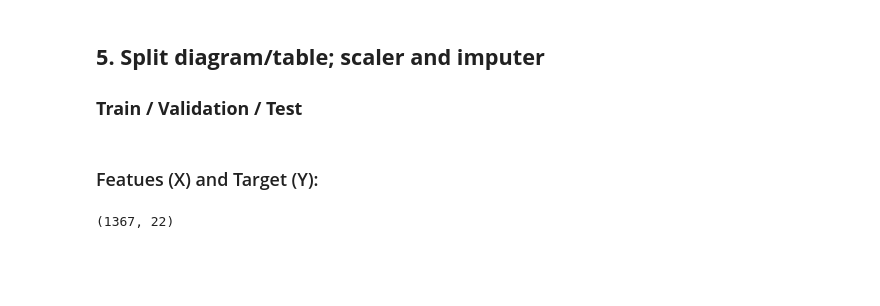
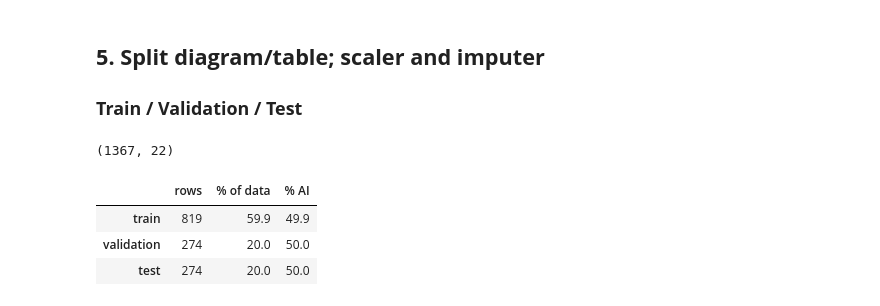
Before and after one commit to crovillo/DS3000-AI-vs-Human-Detection-, a Jupyter notebook: DS3000_AIvsHumanDetection_Group13.ipynb, the cells around one changed output. Saved outputs shown, nothing was run; the diff lists cells and outputs as text; code cells hidden in the pictures; blank space fills up the shorter version.

Commit message:
Actually doing the split diagram part

```diff
--- a/DS3000_AIvsHumanDetection_Group13.ipynb
+++ b/DS3000_AIvsHumanDetection_Group13.ipynb
@@ -164,6 +164,4 @@ plt.show()
 ## **5. Split diagram/table; scaler and imputer**
 
 ### **Train / Validation / Test**
-# %% [markdown]
-### Featues (X) and Target (Y):
 # %%
@@ -184,3 +186,17 @@ X_temp, X_test, y_temp, y_test = train_test_split(
 # split remaining 80% into train (60%) and validation (20%)
 X_train, X_val, y_train, y_val = train_test_split(
     X_temp, y_temp, test_size=0.25, stratify=y_temp, random_state=SEED)
+# %%
+# ACTUALLY DOING THE SPLIT DIAGRAM/TABLE PART
+
+split_table = pd.DataFrame({
+    "rows": [len(y_train), len(y_val), len(y_test)],
+    "% of data": [len(y_train)/len(y)*100, len(y_val)/len(y)*100, len(y_test)/len(y)*100],
+    "% AI": [y_train.mean()*100, y_val.mean()*100, y_test.mean()*100],
+}, index=["train", "validation", "test"]).round(1)
+split_table
+# %% [output]
+|  | rows | % of data | % AI |
+| train | 819 | 59.9 | 49.9 |
+| validation | 274 | 20.0 | 50.0 |
+| test | 274 | 20.0 | 50.0 |
```
Also changed, not shown: parts of 2 cells of this notebook.
